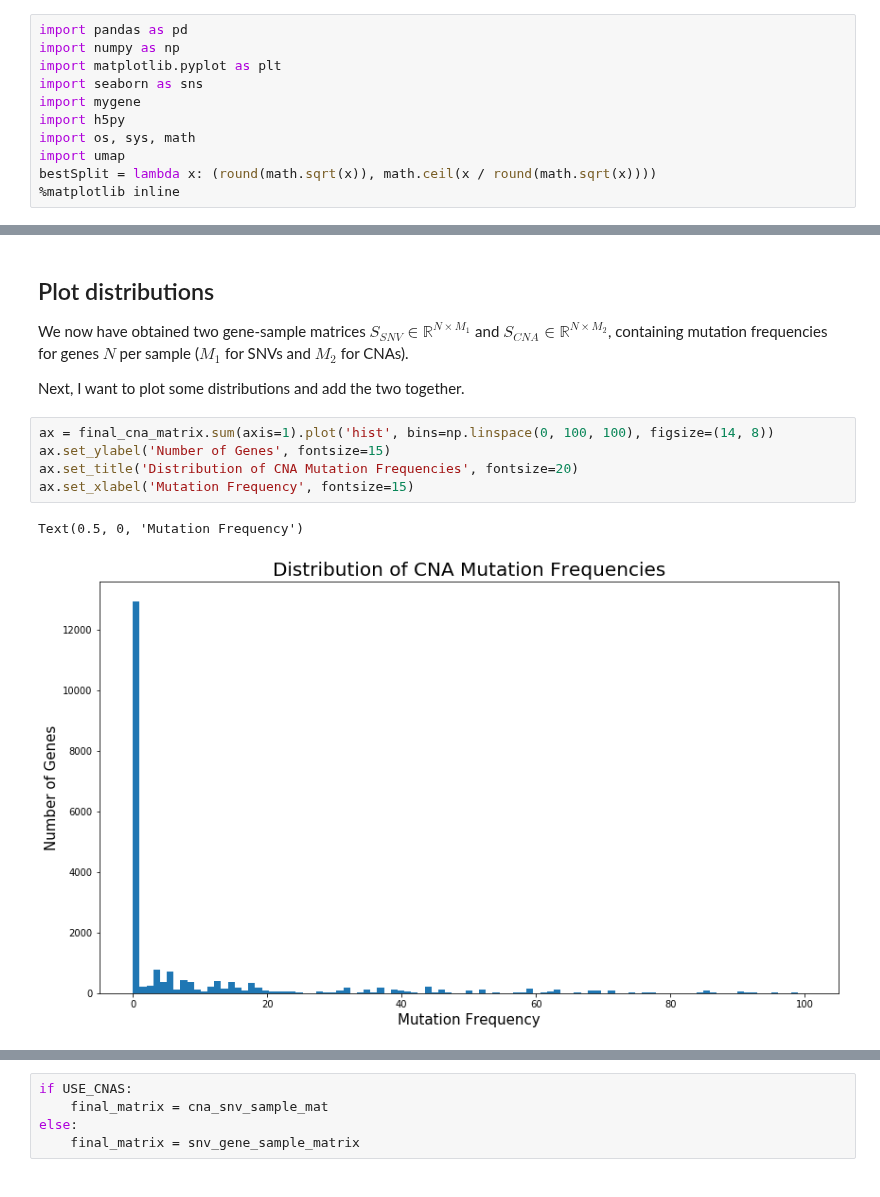
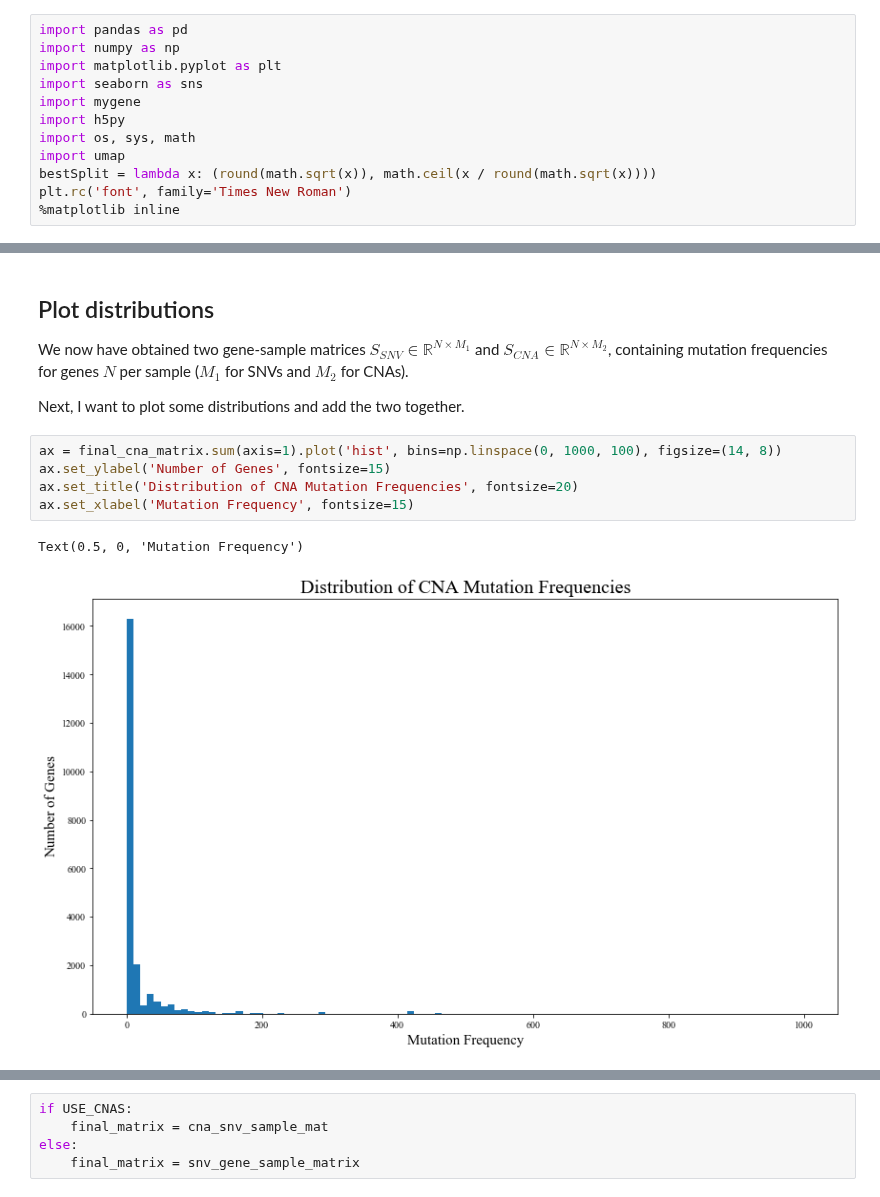
Before and after one commit to schulter/EMOGI, a Jupyter notebook: pancancer/mutfreq/preprocess_mutation_freqs.ipynb, the cells around one changed output, grey strips where cells are left out. Cells and saved outputs as stored; diff of their text form.

```diff
--- a/pancancer/mutfreq/preprocess_mutation_freqs.ipynb
+++ b/pancancer/mutfreq/preprocess_mutation_freqs.ipynb
@@ -12,6 +12,7 @@ import h5py
 import os, sys, math
 import umap
 bestSplit = lambda x: (round(math.sqrt(x)), math.ceil(x / round(math.sqrt(x))))
+plt.rc('font', family='Times New Roman')
 %matplotlib inline
 # %% [markdown]
 ## Parameters
@@ -330,13 +344,13 @@ We now have obtained two gene-sample matrices $S_{SNV} \in \mathbb{R}^{N \times
 
 Next, I want to plot some distributions and add the two together.
 # %%
-ax = final_cna_matrix.sum(axis=1).plot('hist', bins=np.linspace(0, 100, 100), figsize=(14, 8))
+ax = final_cna_matrix.sum(axis=1).plot('hist', bins=np.linspace(0, 1000, 100), figsize=(14, 8))
 ax.set_ylabel('Number of Genes', fontsize=15)
 ax.set_title('Distribution of CNA Mutation Frequencies', fontsize=20)
 ax.set_xlabel('Mutation Frequency', fontsize=15)
 # %% [output]
 Text(0.5, 0, 'Mutation Frequency')
-[figure, old version]
+[figure, new version]
 # %%
 ax = snv_gene_sample_matrix.sum(axis=1).plot('hist', bins=np.linspace(0, 200, 200), figsize=(14, 8))
 ax.set_ylabel('Number of Genes', fontsize=15)
```
Also changed, not shown: parts of 18 cells of this notebook, 1 other file.
